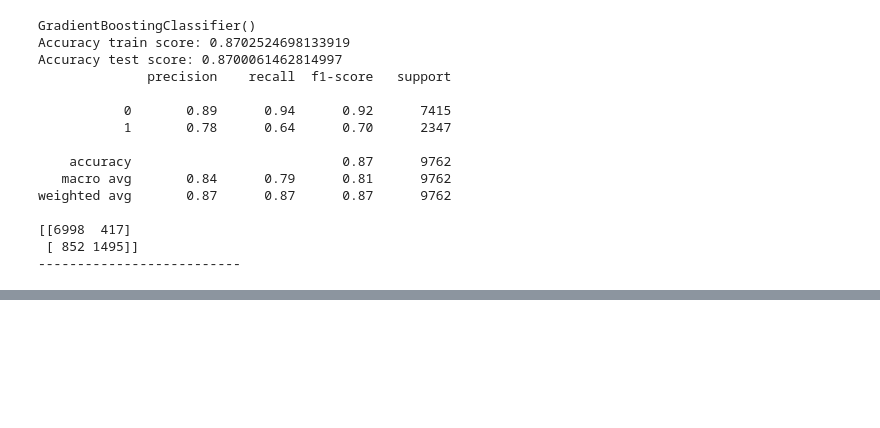
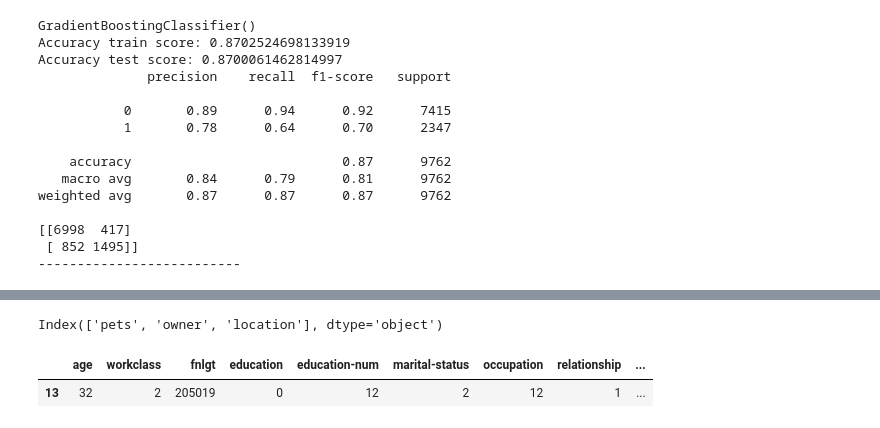
Before and after one commit to pthoa13/Customer-Salary-Prediction-Deploying-ML-Model-to-Cloud-MLOps, a Jupyter notebook: notebook/preprocess_data.ipynb, the cells around one changed output, grey strips where cells are left out. Saved outputs shown, nothing was run; the diff lists cells and outputs as text; code cells hidden in the pictures; blank space fills up the shorter version.

```diff
--- a/notebook/preprocess_data.ipynb
+++ b/notebook/preprocess_data.ipynb
@@ -504,0 +519,9 @@ raw_df.to_csv(CLEANED_DATA_PATH, index=False)
+# %%
+import yaml
+
+with open("../utils/constants.yaml", "r") as f:
+    config = yaml.load(f, Loader=yaml.FullLoader)
+
+cat_cols = config["CAT_FEATURES"]
+# %%
+le_dict = joblib.load("../model/label_encoder_dict.joblib")
@@ -504,0 +541,12 @@ raw_df.to_csv(CLEANED_DATA_PATH, index=False)
+# %%
+df.columns
+# %% [output]
+Index(['pets', 'owner', 'location'], dtype='object')
+# %%
+fit = df.apply(lambda x: le_dict[x.name].transform(x)
+                                if x.name in cat_cols else x)
+
+fit
+# %% [output]
+|  | age | workclass | fnlgt | education | education-num | marital-status | occupation | relationship | ... |
+| 13 | 32 | 2 | 205019 | 0 | 12 | 2 | 12 | 1 | ... |
```
Also changed, not shown: parts of 4 cells of this notebook, 12 other files.
